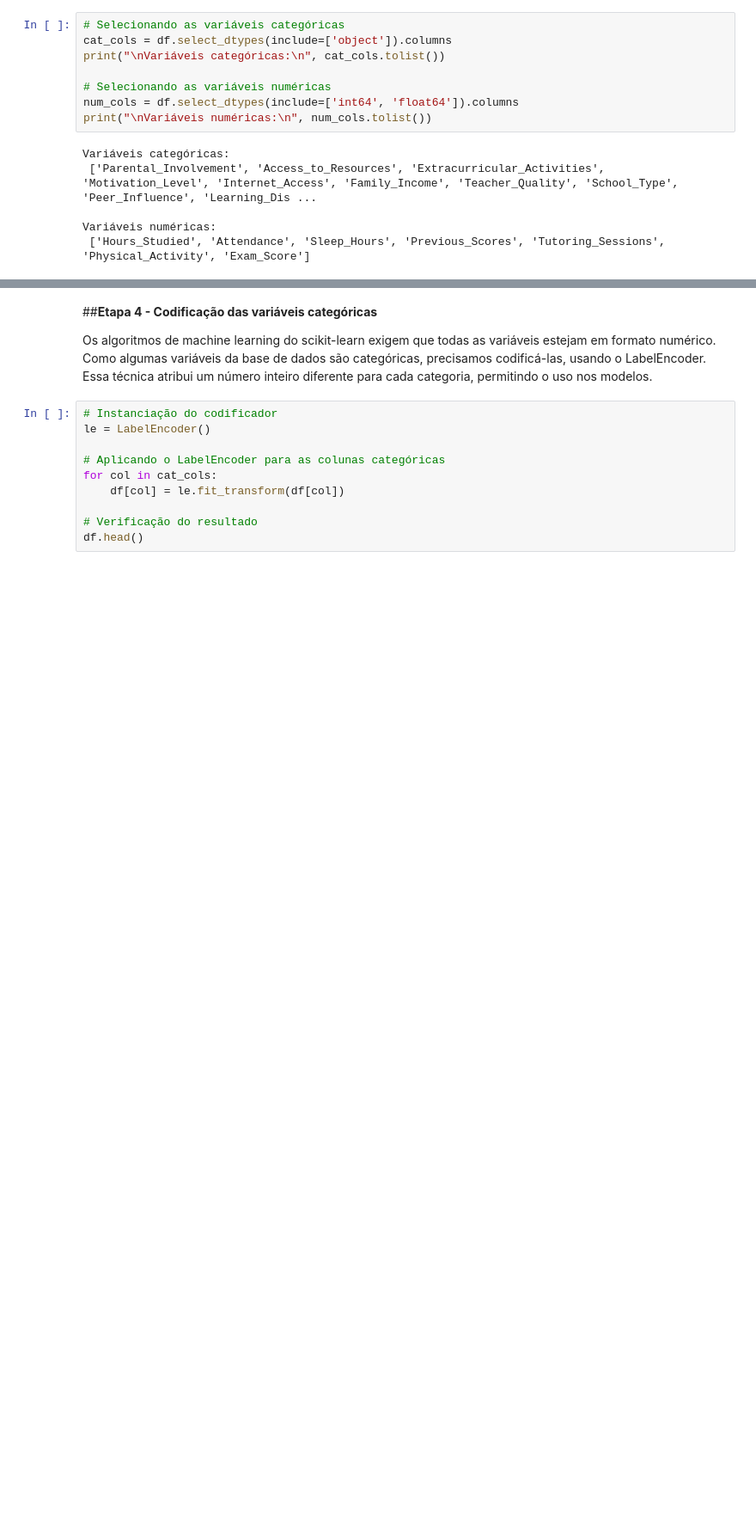
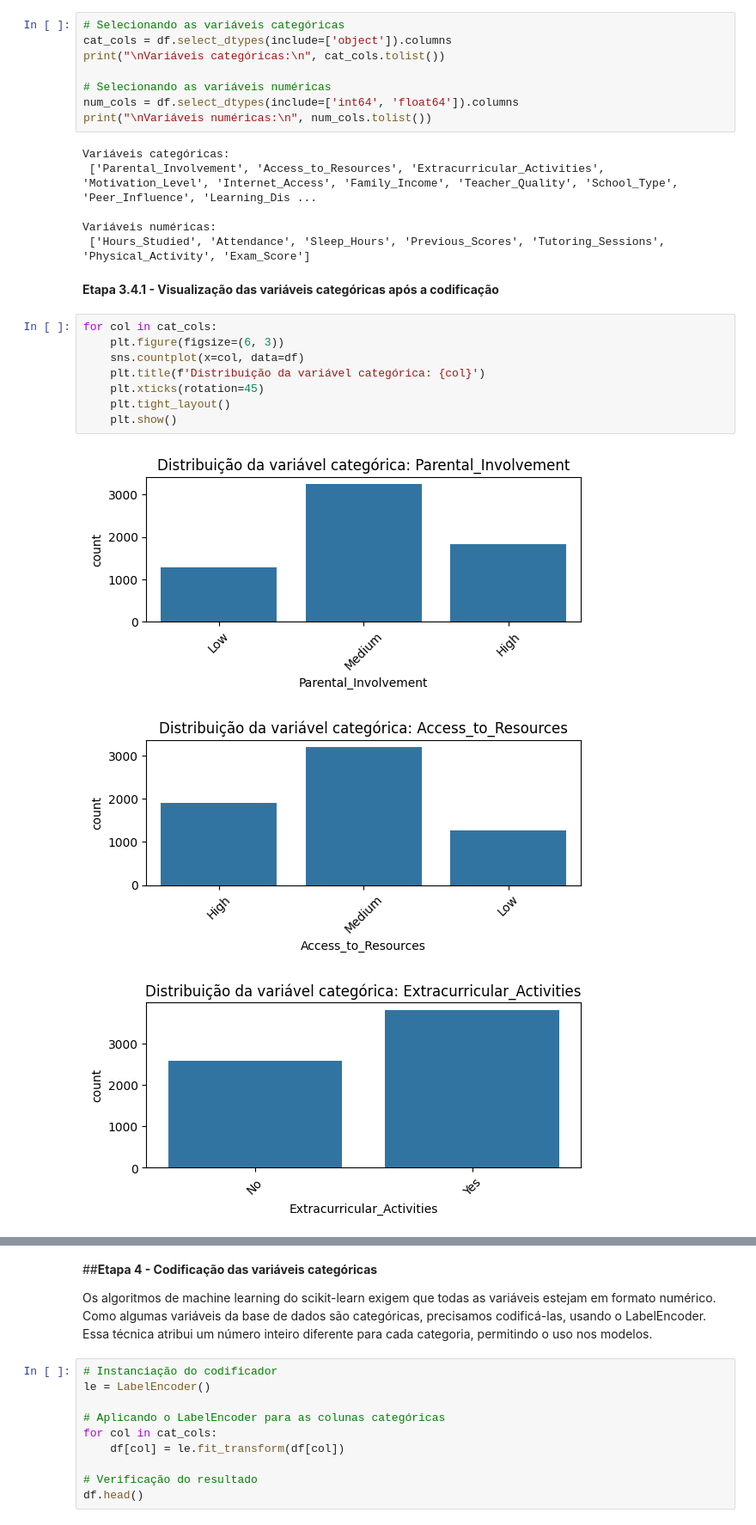
Before and after one commit to vitao-bolado/Trabalho2_AnaliseDados, a Jupyter notebook: Trabalho2_AnaliseDados_VitorFaustinoTirabassi.ipynb, the cells around one changed output, grey strips where cells are left out. Shown: that part at 86% size. Saved outputs shown, nothing was run; the diff lists cells and outputs as text; blank space fills up the shorter version.

```diff
--- a/Trabalho2_AnaliseDados_VitorFaustinoTirabassi.ipynb
+++ b/Trabalho2_AnaliseDados_VitorFaustinoTirabassi.ipynb
@@ -154,3 +155,17 @@ Variáveis categóricas:
 
 Variáveis numéricas:
  ['Hours_Studied', 'Attendance', 'Sleep_Hours', 'Previous_Scores', 'Tutoring_Sessions', 'Physical_Activity', 'Exam_Score']
+# %% [markdown]
+**Etapa 3.4.1 - Visualização das variáveis categóricas após a codificação**
+# %%
+for col in cat_cols:
+    plt.figure(figsize=(6, 3))
+    sns.countplot(x=col, data=df)
+    plt.title(f'Distribuição da variável categórica: {col}')
+    plt.xticks(rotation=45)
+    plt.tight_layout()
+    plt.show()
+# %% [output]
+[figure, added]
+[figure, added]
+[figure, added]
```
Also changed, not shown: parts of 55 cells of this notebook.
